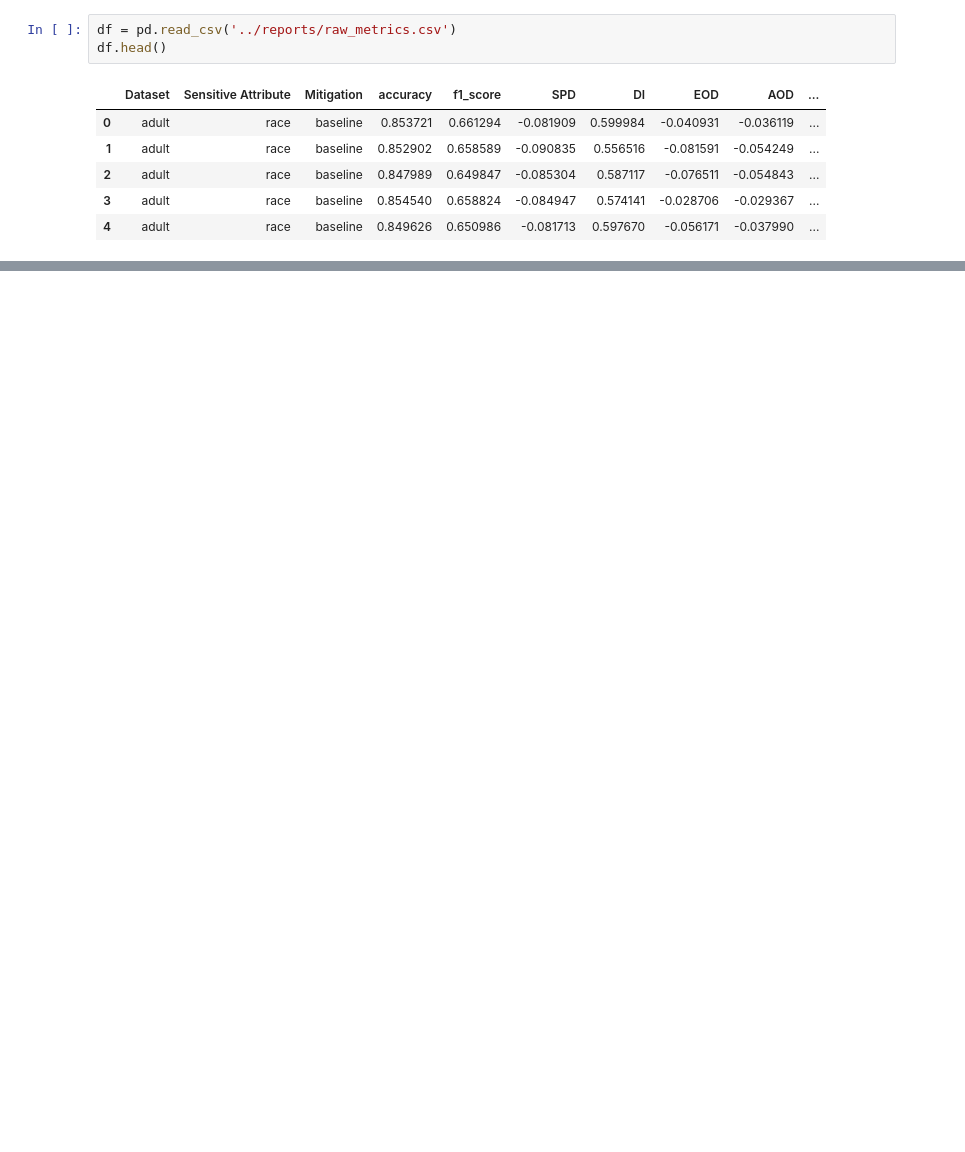
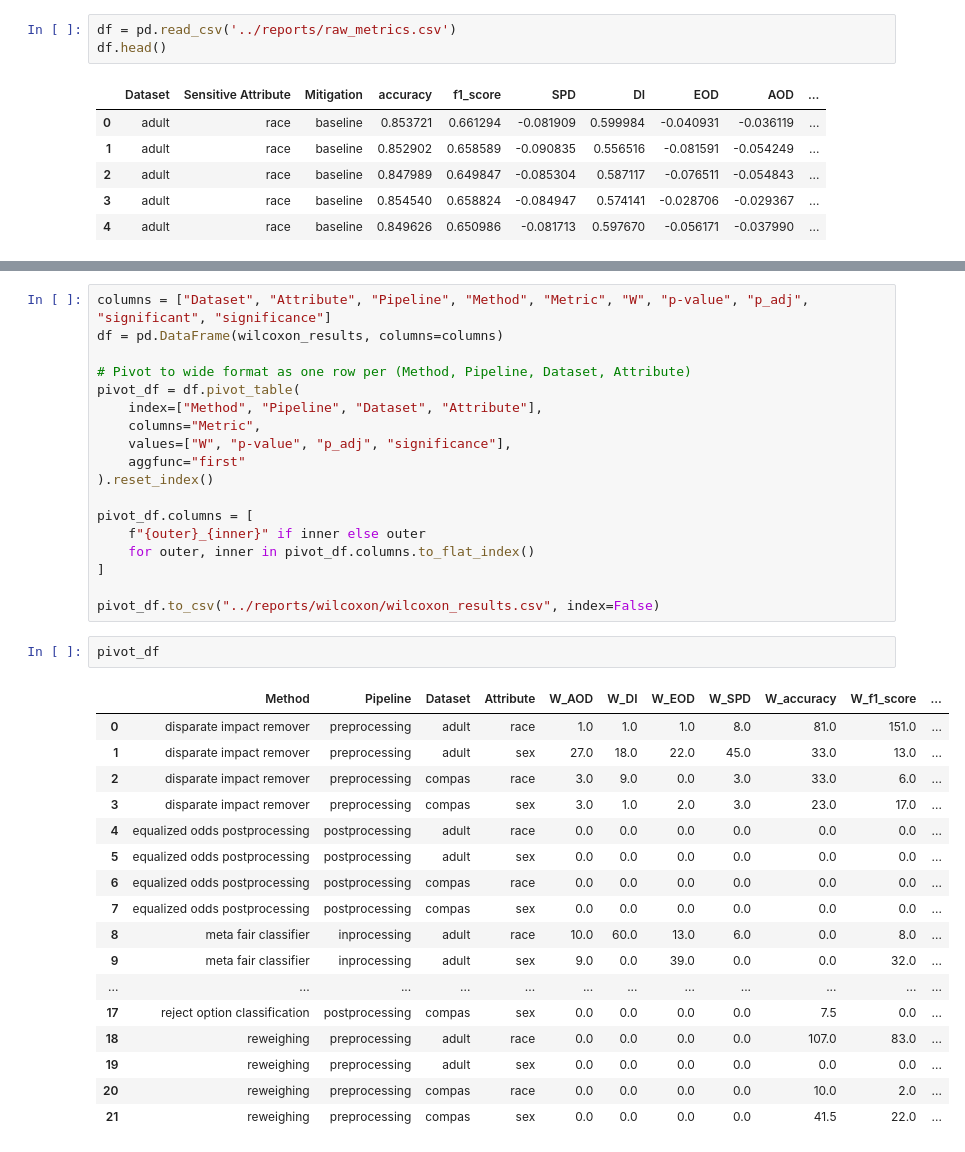
Before and after one commit to jeaend/bias-mitigation-aif360, a Jupyter notebook: notebooks/wilcoxon_statistical_testing.ipynb, the cells around one changed output, grey strips where cells are left out. Saved outputs shown, nothing was run; the diff lists cells and outputs as text; blank space fills up the shorter version.

```diff
--- a/notebooks/wilcoxon_statistical_testing.ipynb
+++ b/notebooks/wilcoxon_statistical_testing.ipynb
@@ -72,0 +86,38 @@ results_nested['meta fair classifier'][('adult','sex')]
+# %%
+columns = ["Dataset", "Attribute", "Pipeline", "Method", "Metric", "W", "p-value", "p_adj", "significant", "significance"]
+df = pd.DataFrame(wilcoxon_results, columns=columns)
+
+# Pivot to wide format as one row per (Method, Pipeline, Dataset, Attribute)
+pivot_df = df.pivot_table(
+    index=["Method", "Pipeline", "Dataset", "Attribute"],
+    columns="Metric",
+    values=["W", "p-value", "p_adj", "significance"],
+    aggfunc="first"
+).reset_index()
+
+pivot_df.columns = [
+    f"{outer}_{inner}" if inner else outer
+    for outer, inner in pivot_df.columns.to_flat_index()
+]
+
+pivot_df.to_csv("../reports/wilcoxon/wilcoxon_results.csv", index=False)
+# %%
+pivot_df
+# %% [output]
+|  | Method | Pipeline | Dataset | Attribute | W_AOD | W_DI | W_EOD | W_SPD | W_accuracy | W_f1_score | ... |
+| 0 | disparate impact remover | preprocessing | adult | race | 1.0 | 1.0 | 1.0 | 8.0 | 81.0 | 151.0 | ... |
+| 1 | disparate impact remover | preprocessing | adult | sex | 27.0 | 18.0 | 22.0 | 45.0 | 33.0 | 13.0 | ... |
+| 2 | disparate impact remover | preprocessing | compas | race | 3.0 | 9.0 | 0.0 | 3.0 | 33.0 | 6.0 | ... |
+| 3 | disparate impact remover | preprocessing | compas | sex | 3.0 | 1.0 | 2.0 | 3.0 | 23.0 | 17.0 | ... |
+| 4 | equalized odds postprocessing | postprocessing | adult | race | 0.0 | 0.0 | 0.0 | 0.0 | 0.0 | 0.0 | ... |
+| 5 | equalized odds postprocessing | postprocessing | adult | sex | 0.0 | 0.0 | 0.0 | 0.0 | 0.0 | 0.0 | ... |
+| 6 | equalized odds postprocessing | postprocessing | compas | race | 0.0 | 0.0 | 0.0 | 0.0 | 0.0 | 0.0 | ... |
+| 7 | equalized odds postprocessing | postprocessing | compas | sex | 0.0 | 0.0 | 0.0 | 0.0 | 0.0 | 0.0 | ... |
+| 8 | meta fair classifier | inprocessing | adult | race | 10.0 | 60.0 | 13.0 | 6.0 | 0.0 | 8.0 | ... |
+| 9 | meta fair classifier | inprocessing | adult | sex | 9.0 | 0.0 | 39.0 | 0.0 | 0.0 | 32.0 | ... |
+| ... | ... | ... | ... | ... | ... | ... | ... | ... | ... | ... | ... |
+| 17 | reject option classification | postprocessing | compas | sex | 0.0 | 0.0 | 0.0 | 0.0 | 7.5 | 0.0 | ... |
+| 18 | reweighing | preprocessing | adult | race | 0.0 | 0.0 | 0.0 | 0.0 | 107.0 | 83.0 | ... |
+| 19 | reweighing | preprocessing | adult | sex | 0.0 | 0.0 | 0.0 | 0.0 | 0.0 | 0.0 | ... |
+| 20 | reweighing | preprocessing | compas | race | 0.0 | 0.0 | 0.0 | 0.0 | 10.0 | 2.0 | ... |
+| 21 | reweighing | preprocessing | compas | sex | 0.0 | 0.0 | 0.0 | 0.0 | 41.5 | 22.0 | ... |
```
Also changed, not shown: parts of 6 cells of this notebook, 1 other file.
